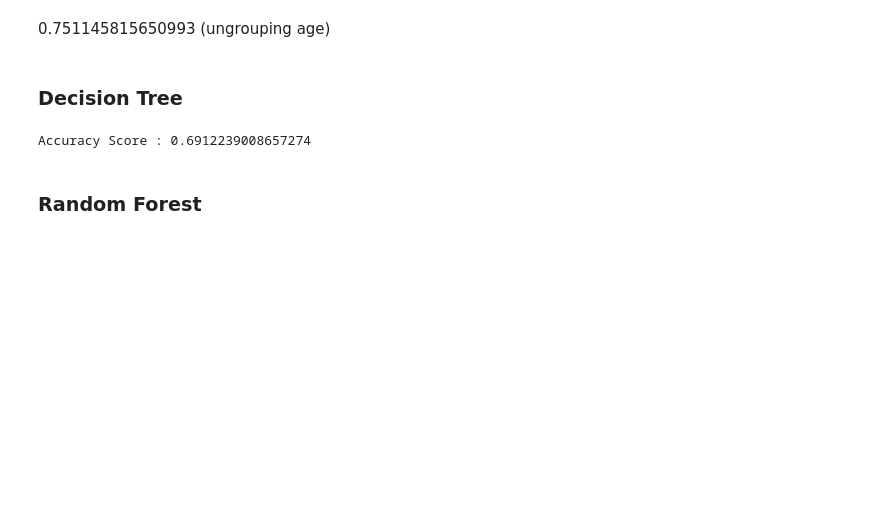
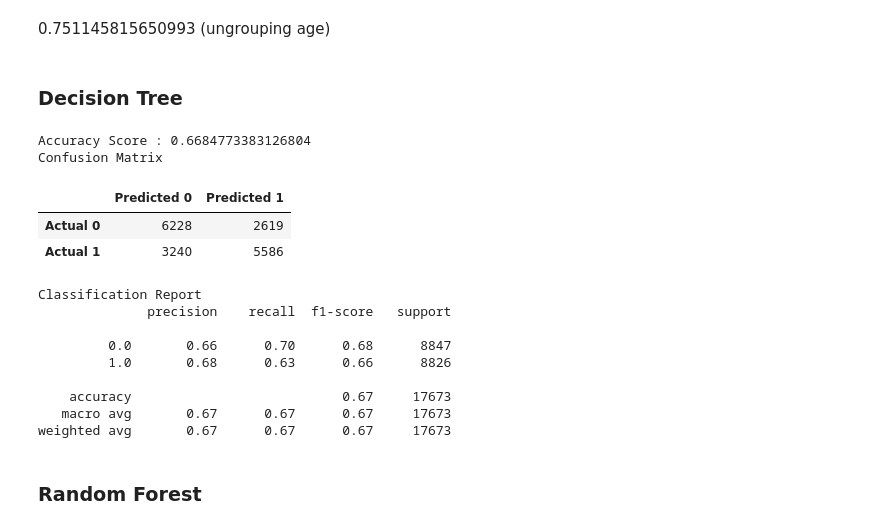
Before and after one commit to yiannisp1822/Project2_Diabetes, a Jupyter notebook: diabetes-prediction-modeling-FINAL.ipynb, the cells around one changed output. Cells and saved outputs as stored; diff of their text form; code cells hidden in the pictures; blank space fills up the shorter version.

```diff
--- a/diabetes-prediction-modeling-FINAL.ipynb
+++ b/diabetes-prediction-modeling-FINAL.ipynb
@@ -478,15 +495,41 @@ display(accuracy)
 # %%
 # create the model
 tree_model = tree.DecisionTreeClassifier()
 #fit the model
 tree_model = tree_model.fit(x_train_encoded, y_train)
 # Making predictions using the testing data
 predictions = tree_model.predict(x_test_encoded)
 # Calculate the accuracy score
 acc_score = accuracy_score(y_test, predictions)
 print(f"Accuracy Score : {acc_score}")
+
+# Display the confusion matrix
+cm = confusion_matrix(y_test, predictions)
+cm_df = pd.DataFrame(
+    cm, index=["Actual 0", "Actual 1"], columns=["Predicted 0", "Predicted 1"]
+)
+
+# Displaying results
+print("Confusion Matrix")
+display(cm_df)
+# Display the classification report
+print("Classification Report")
+print(classification_report(y_test, predictions))
 # %% [output]
-Accuracy Score : 0.6912239008657274
+Accuracy Score : 0.6684773383126804
+Confusion Matrix
+|  | Predicted 0 | Predicted 1 |
+| Actual 0 | 6228 | 2619 |
+| Actual 1 | 3240 | 5586 |
+Classification Report
+              precision    recall  f1-score   support
+
+         0.0       0.66      0.70      0.68      8847
+         1.0       0.68      0.63      0.66      8826
+
+    accuracy                           0.67     17673
+   macro avg       0.67      0.67      0.67     17673
+weighted avg       0.67      0.67      0.67     17673
 # %% [markdown]
 ### Random Forest
 # %%
```
Also changed, not shown: parts of 9 cells of this notebook.
